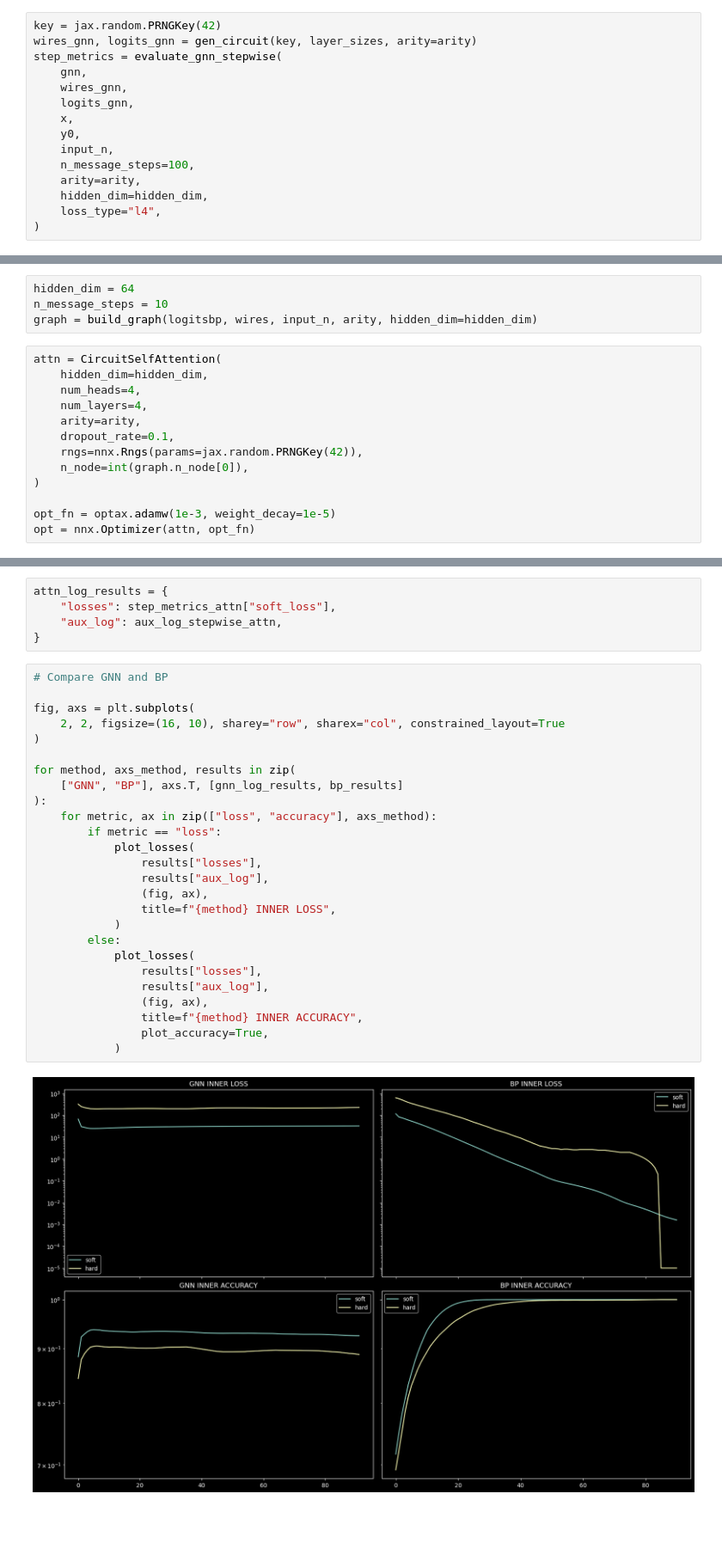
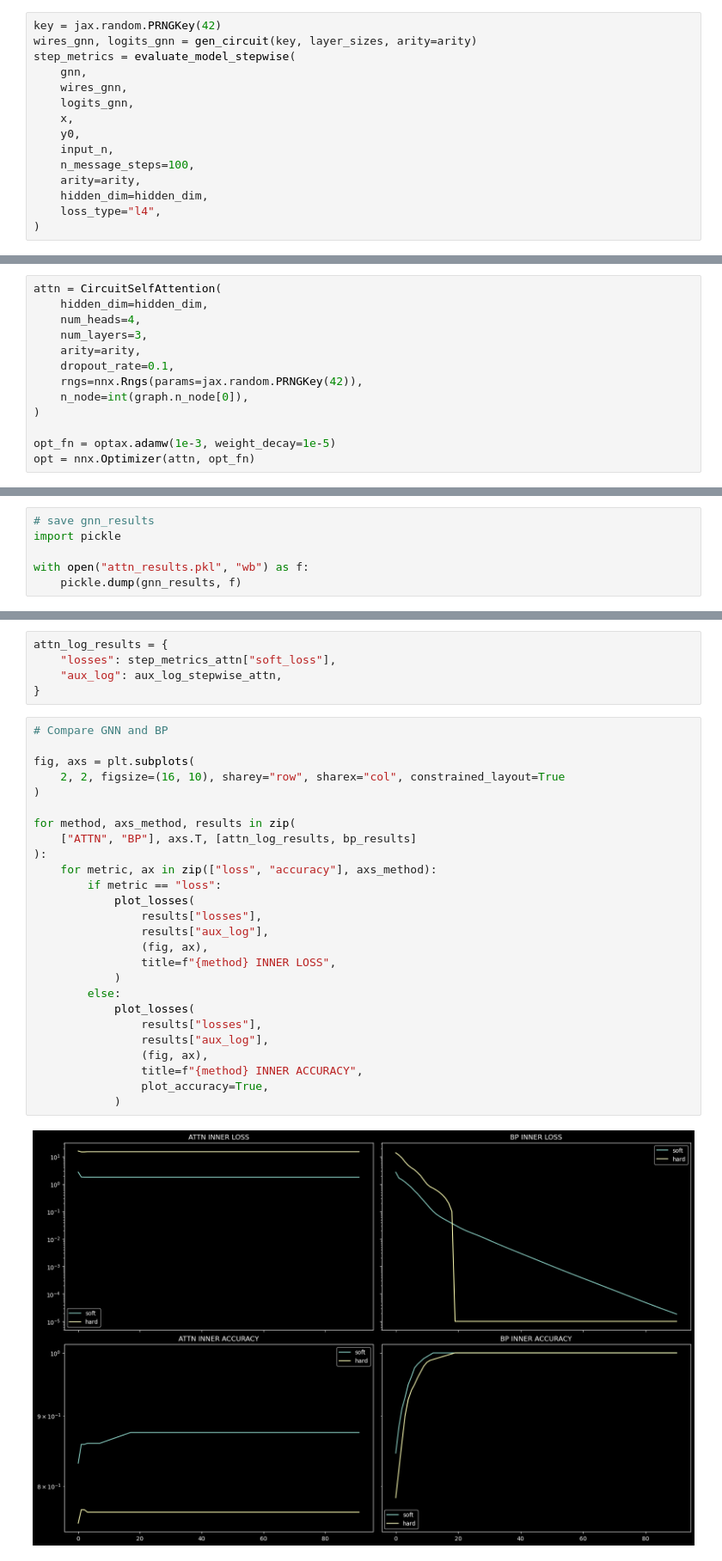
Before and after one commit to GabrielBena/boolean_nca_cc, a Jupyter notebook: random_boolean_nets.ipynb, the cells around one changed output, grey strips where cells are left out. Shown at 86% size. Drawn from its saved outputs; the diff is of its cells as text; blank space fills up the shorter version.

```diff
--- a/random_boolean_nets.ipynb
+++ b/random_boolean_nets.ipynb
@@ -318,7 +309,7 @@ from boolean_nca_cc.training.evaluation import evaluate_gnn_stepwise
 # %%
 key = jax.random.PRNGKey(42)
 wires_gnn, logits_gnn = gen_circuit(key, layer_sizes, arity=arity)
-step_metrics = evaluate_gnn_stepwise(
+step_metrics = evaluate_model_stepwise(
     gnn,
     wires_gnn,
     logits_gnn,
@@ -498,15 +480,11 @@ sum(jax.tree.map(lambda x: x.sum(), first_logits)), first_graph.nodes["logits"].
 from boolean_nca_cc.models.self_attention import (
     CircuitSelfAttention,
 )
-# %%
-hidden_dim = 64
-n_message_steps = 10
-graph = build_graph(logitsbp, wires, input_n, arity, hidden_dim=hidden_dim)
 # %%
 attn = CircuitSelfAttention(
     hidden_dim=hidden_dim,
     num_heads=4,
-    num_layers=4,
+    num_layers=3,
     arity=arity,
     dropout_rate=0.1,
     rngs=nnx.Rngs(params=jax.random.PRNGKey(42)),
@@ -558,0 +535,6 @@ KeyboardInterrupt:
+# %%
+# save gnn_results
+import pickle
+
+with open("attn_results.pkl", "wb") as f:
+    pickle.dump(gnn_results, f)
@@ -595,28 +594,28 @@ attn_log_results = {
 # %%
 # Compare GNN and BP
 
 fig, axs = plt.subplots(
     2, 2, figsize=(16, 10), sharey="row", sharex="col", constrained_layout=True
 )
 
 for method, axs_method, results in zip(
-    ["GNN", "BP"], axs.T, [gnn_log_results, bp_results]
+    ["ATTN", "BP"], axs.T, [attn_log_results, bp_results]
 ):
     for metric, ax in zip(["loss", "accuracy"], axs_method):
         if metric == "loss":
             plot_losses(
                 results["losses"],
                 results["aux_log"],
                 (fig, ax),
                 title=f"{method} INNER LOSS",
             )
         else:
             plot_losses(
                 results["losses"],
                 results["aux_log"],
                 (fig, ax),
                 title=f"{method} INNER ACCURACY",
                 plot_accuracy=True,
             )
 # %% [output]
-[figure, old version]
+[figure, new version]
```
Also changed, not shown: parts of 18 cells of this notebook, 2 other files.
